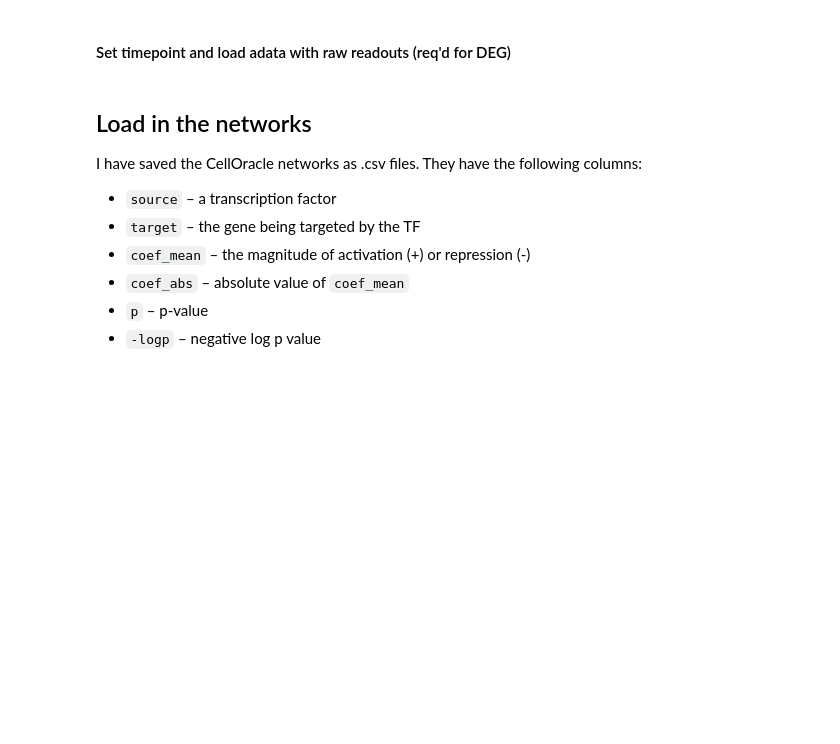
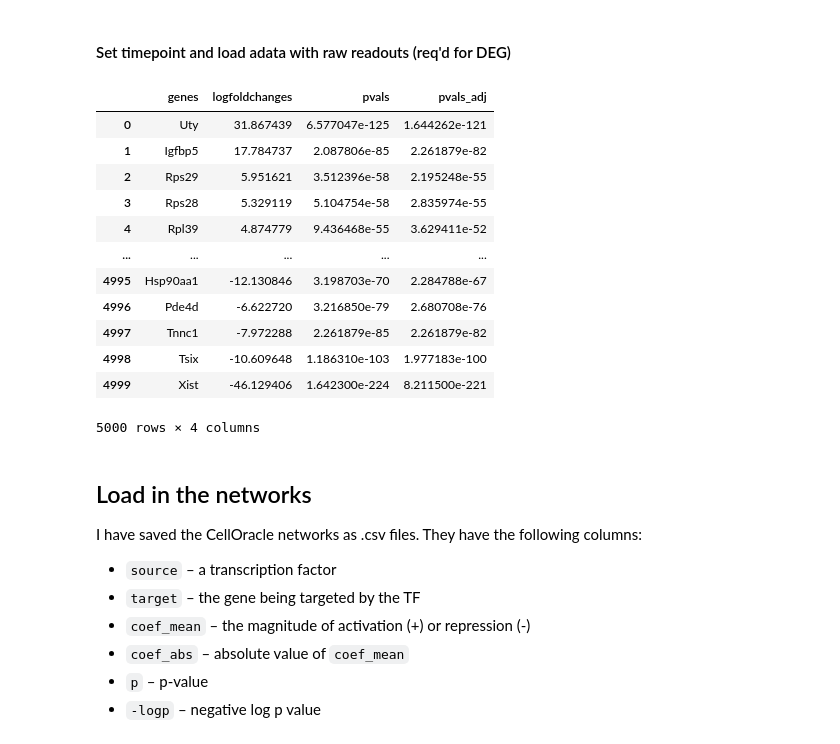
Before and after one commit to jmmuncie/Muncie-Vasic_bioRxiv_2024, a Jupyter notebook: CellOracle_GRN_Analyses/7-panels-HI.ipynb, the cells around one changed output. Drawn from its saved outputs; the diff is of its cells as text; code cells hidden in the pictures; blank space fills up the shorter version.

```diff
--- a/CellOracle_GRN_Analyses/7-panels-HI.ipynb
+++ b/CellOracle_GRN_Analyses/7-panels-HI.ipynb
@@ -68,30 +72,24 @@ def return_adata_raw(timepoint):
     if timepoint == 'e9':
         adata.obs.loc[adata.obs['celltype_x_genotype'] == 'CMs-AVC_WT', 'celltype_x_genotype'] = 'CMs-A_WT'
 
+
     raw_mtx = mmread(f"./data/adata_objects/{timepoint}_matrix.mtx")
     raw_cells = pd.read_csv(f"./data/adata_objects/{timepoint}_raw_cells.csv", header=None)
     raw_genes = pd.read_csv(f"./data/adata_objects/{timepoint}_raw_genes.csv", header=None)
-    x = pd.DataFrame(raw_mtx.toarray())
+    x = pd.DataFrame(raw_mtx.toarray()).astype('float64')
     x.index = raw_genes.values.T[0]
 
-    x = x.T
-    x.index = raw_cells.values.flatten()
-    raw_cells.index = raw_cells.values.flatten()
-    raw_genes.index = raw_genes.values.flatten()
+    adata.X = x.loc[adata.var_names, :].values.T
 
-    new_adata_raw = sc.AnnData(
-        X=x.values,  # Use the normalized and log-transformed data
-        var=raw_genes,  # Use the same genes
-        obs=raw_cells   # Use the same cells
-        )
+    sc.pp.normalize_per_cell(adata)
 
-    sc.pp.normalize_total(new_adata_raw, target_sum=1e4)
-    sc.pp.log1p(new_adata_raw)
-    adata.raw = new_adata_raw
+    adata.raw = adata
+    adata.layers["raw_count"] = adata.raw.X.copy()
+
     return adata
 # %% [markdown]
 #### Set timepoint and load adata with raw readouts (req'd for DEG)
 # %%
-timepoint = 'e9'
+timepoint = 'e85'
 adata = return_adata_raw(timepoint)
 # %%
@@ -135,6 +132,22 @@ else:
     print('oops2')
 
 de_results['genes'] = de_results['genes'].apply(lambda x: x[0] if isinstance(x, tuple) else x)
+# %%
+de_results
+# %% [output]
+|  | genes | logfoldchanges | pvals | pvals_adj |
+| 0 | Uty | 31.867439 | 6.577047e-125 | 1.644262e-121 |
+| 1 | Igfbp5 | 17.784737 | 2.087806e-85 | 2.261879e-82 |
+| 2 | Rps29 | 5.951621 | 3.512396e-58 | 2.195248e-55 |
+| 3 | Rps28 | 5.329119 | 5.104754e-58 | 2.835974e-55 |
+| 4 | Rpl39 | 4.874779 | 9.436468e-55 | 3.629411e-52 |
+| ... | ... | ... | ... | ... |
+| 4995 | Hsp90aa1 | -12.130846 | 3.198703e-70 | 2.284788e-67 |
+| 4996 | Pde4d | -6.622720 | 3.216850e-79 | 2.680708e-76 |
+| 4997 | Tnnc1 | -7.972288 | 2.261879e-85 | 2.261879e-82 |
+| 4998 | Tsix | -10.609648 | 1.186310e-103 | 1.977183e-100 |
+| 4999 | Xist | -46.129406 | 1.642300e-224 | 8.211500e-221 |
+5000 rows × 4 columns
 # %% [markdown]
 ## Load in the networks
 
```
Also changed, not shown: parts of 12 cells of this notebook, 13 other files.
